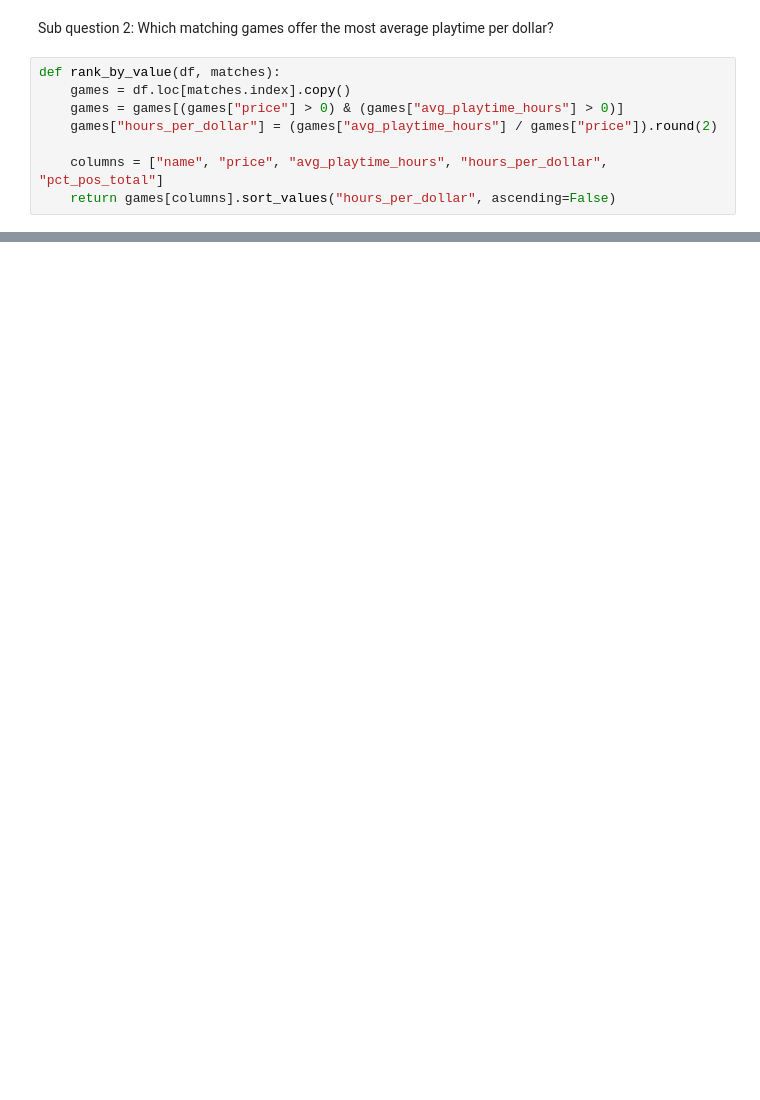
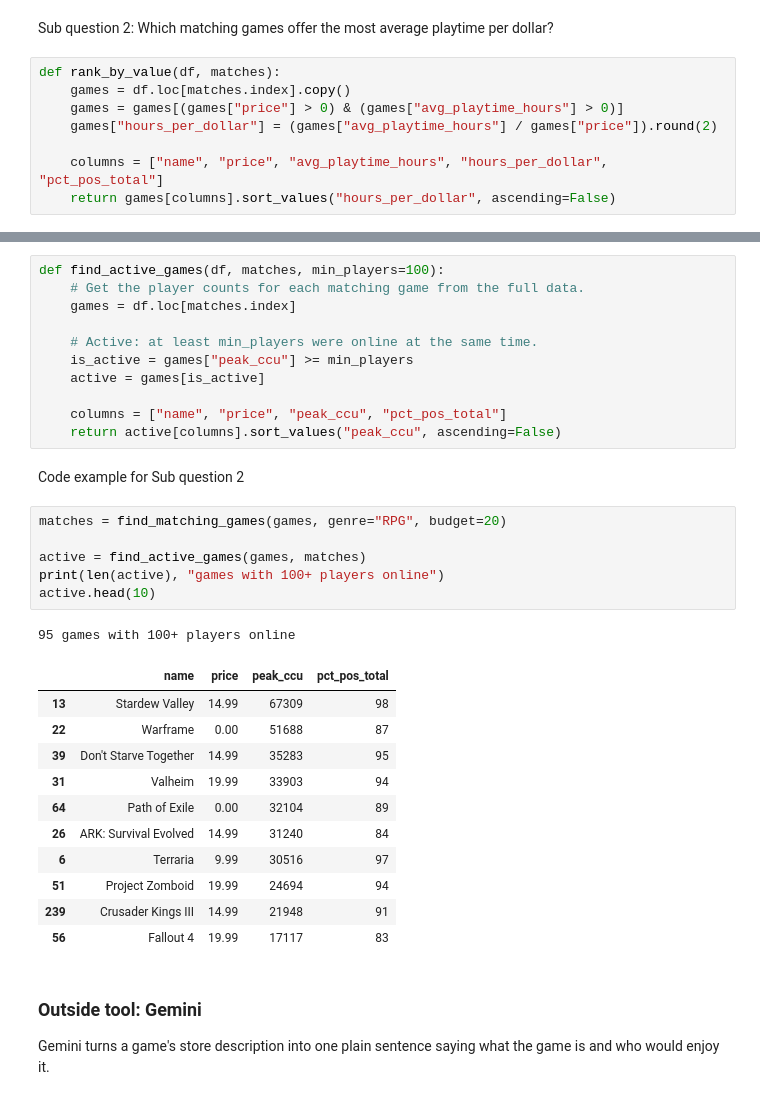
Before and after one commit to jlw44874/GameWise, a Jupyter notebook: GameWise.ipynb, the cells around one changed output, grey strips where cells are left out. Cells and saved outputs as stored; diff of their text form; blank space fills up the shorter version.

```diff
--- a/GameWise.ipynb
+++ b/GameWise.ipynb
@@ -49,0 +90,36 @@ def rank_by_value(df, matches):
+# %%
+def find_active_games(df, matches, min_players=100):
+    # Get the player counts for each matching game from the full data.
+    games = df.loc[matches.index]
+
+    # Active: at least min_players were online at the same time.
+    is_active = games["peak_ccu"] >= min_players
+    active = games[is_active]
+
+    columns = ["name", "price", "peak_ccu", "pct_pos_total"]
+    return active[columns].sort_values("peak_ccu", ascending=False)
+# %% [markdown]
+Code example for Sub question 2
+# %%
+matches = find_matching_games(games, genre="RPG", budget=20)
+
+active = find_active_games(games, matches)
+print(len(active), "games with 100+ players online")
+active.head(10)
+# %% [output]
+95 games with 100+ players online
+|  | name | price | peak_ccu | pct_pos_total |
+| 13 | Stardew Valley | 14.99 | 67309 | 98 |
+| 22 | Warframe | 0.00 | 51688 | 87 |
+| 39 | Don't Starve Together | 14.99 | 35283 | 95 |
+| 31 | Valheim | 19.99 | 33903 | 94 |
+| 64 | Path of Exile | 0.00 | 32104 | 89 |
+| 26 | ARK: Survival Evolved | 14.99 | 31240 | 84 |
+| 6 | Terraria | 9.99 | 30516 | 97 |
+| 51 | Project Zomboid | 19.99 | 24694 | 94 |
+| 239 | Crusader Kings III | 14.99 | 21948 | 91 |
+| 56 | Fallout 4 | 19.99 | 17117 | 83 |
+# %% [markdown]
+### Outside tool: Gemini
+Gemini turns a game's store description into one plain sentence
+saying what the game is and who would enjoy it.
```
Also changed, not shown: parts of 8 cells of this notebook.
